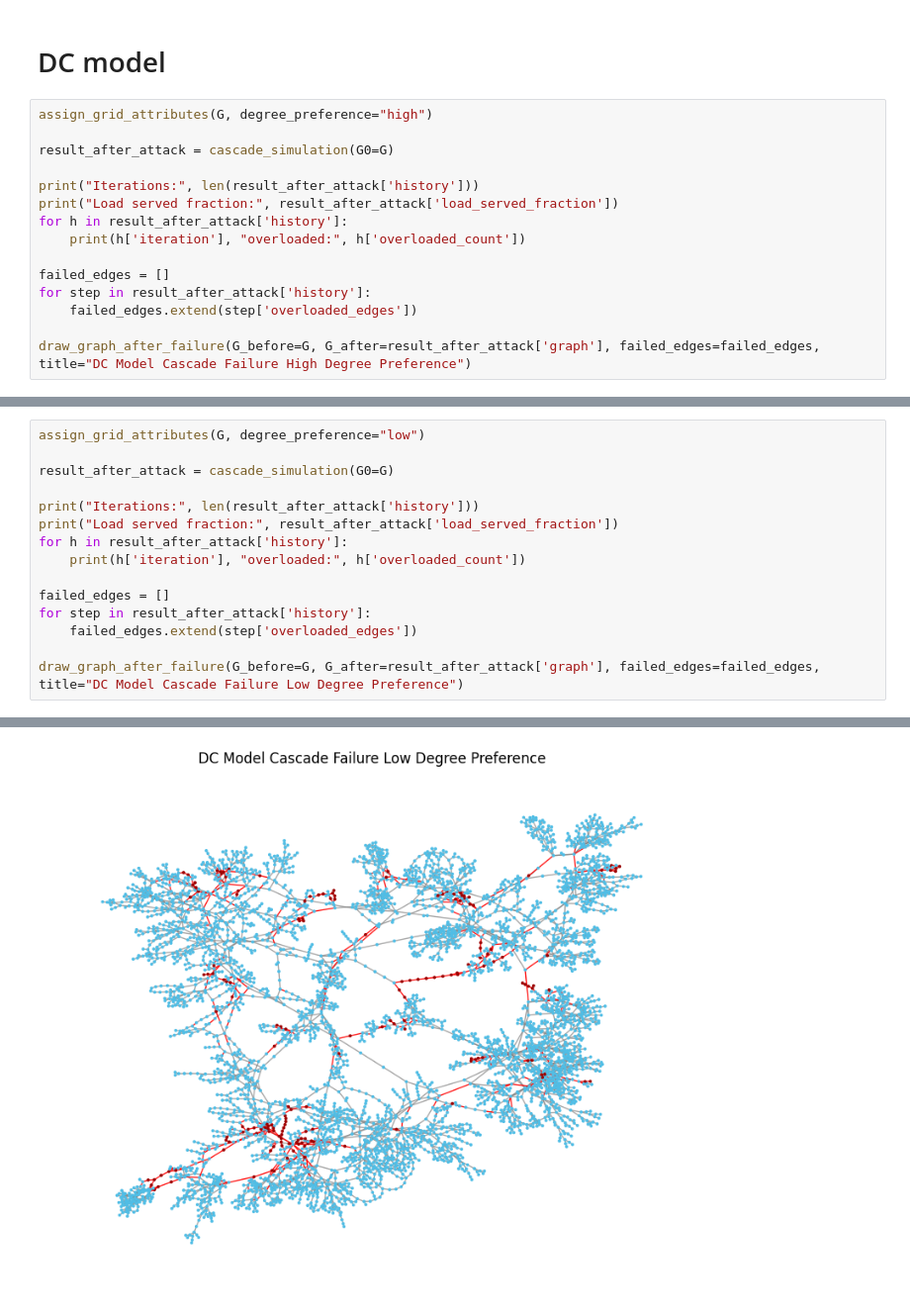
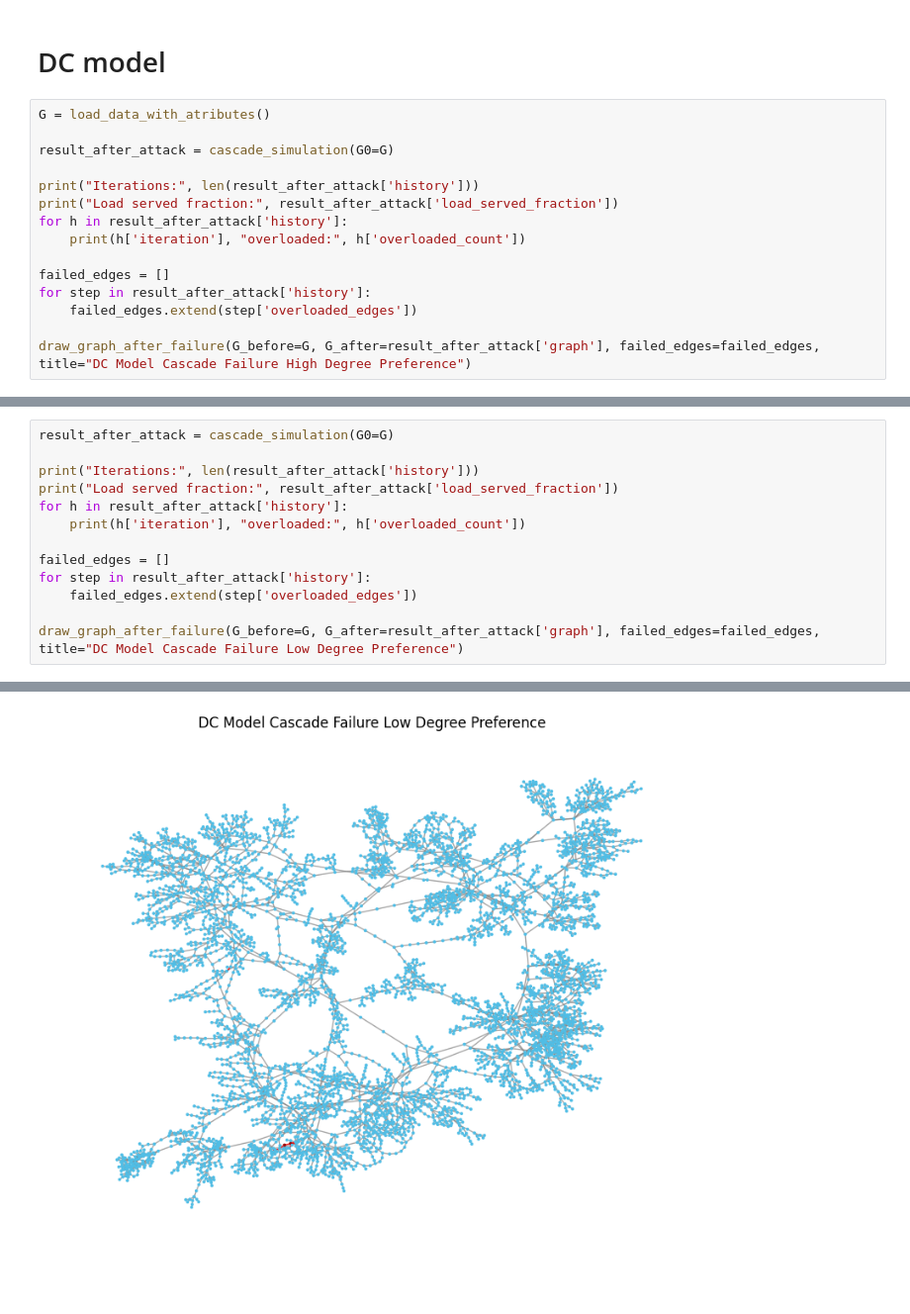
Before and after one commit to OctoPanna/western-us-power-grid, a Jupyter notebook: cascade.ipynb, the cells around one changed output, grey strips where cells are left out. Shown at 99% size. Saved outputs shown, nothing was run; the diff lists cells and outputs as text.

Commit message:
stable graph

```diff
--- a/cascade.ipynb
+++ b/cascade.ipynb
@@ -51,7 +51,7 @@ After attack: 4941 nodes, 6584 edges
 # %% [markdown]
 # DC model
 # %%
-assign_grid_attributes(G, degree_preference="high")
+G = load_data_with_atributes()
 
 result_after_attack = cascade_simulation(G0=G)
 
@@ -70,6 +74,4 @@ draw_graph_after_failure(G_before=G, G_after=result_after_attack['graph'], faile
 # %%
-assign_grid_attributes(G, degree_preference="low")
-
 result_after_attack = cascade_simulation(G0=G)
 
 print("Iterations:", len(result_after_attack['history']))
@@ -92,4 +94,4 @@ Load served fraction: 1.0
-[figure, old version]
+[figure, new version]
 # %%
 result_after_attack = cascade_simulation(G0=G, trip_threshold=1.2)
 
```
Also changed, not shown: parts of 8 cells of this notebook, 8 other files.
